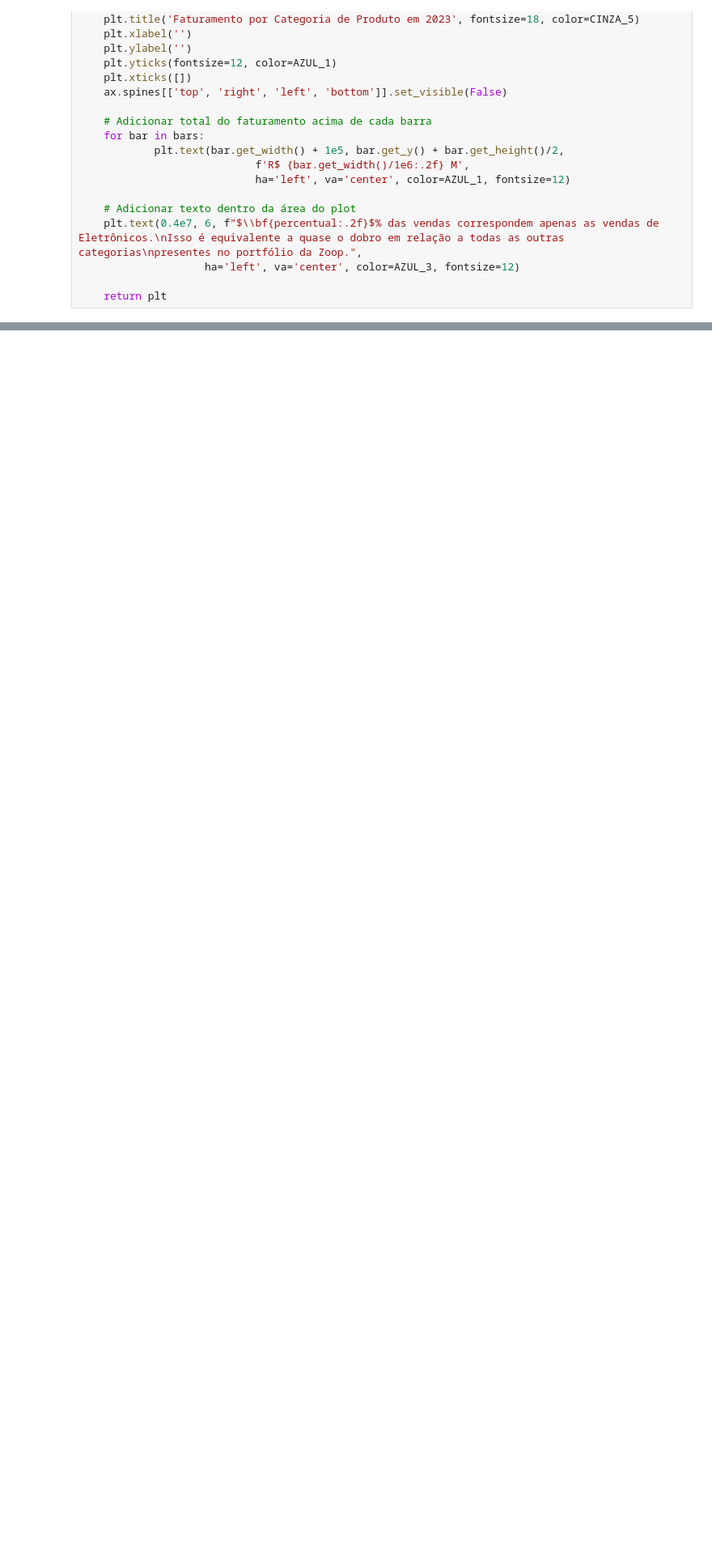
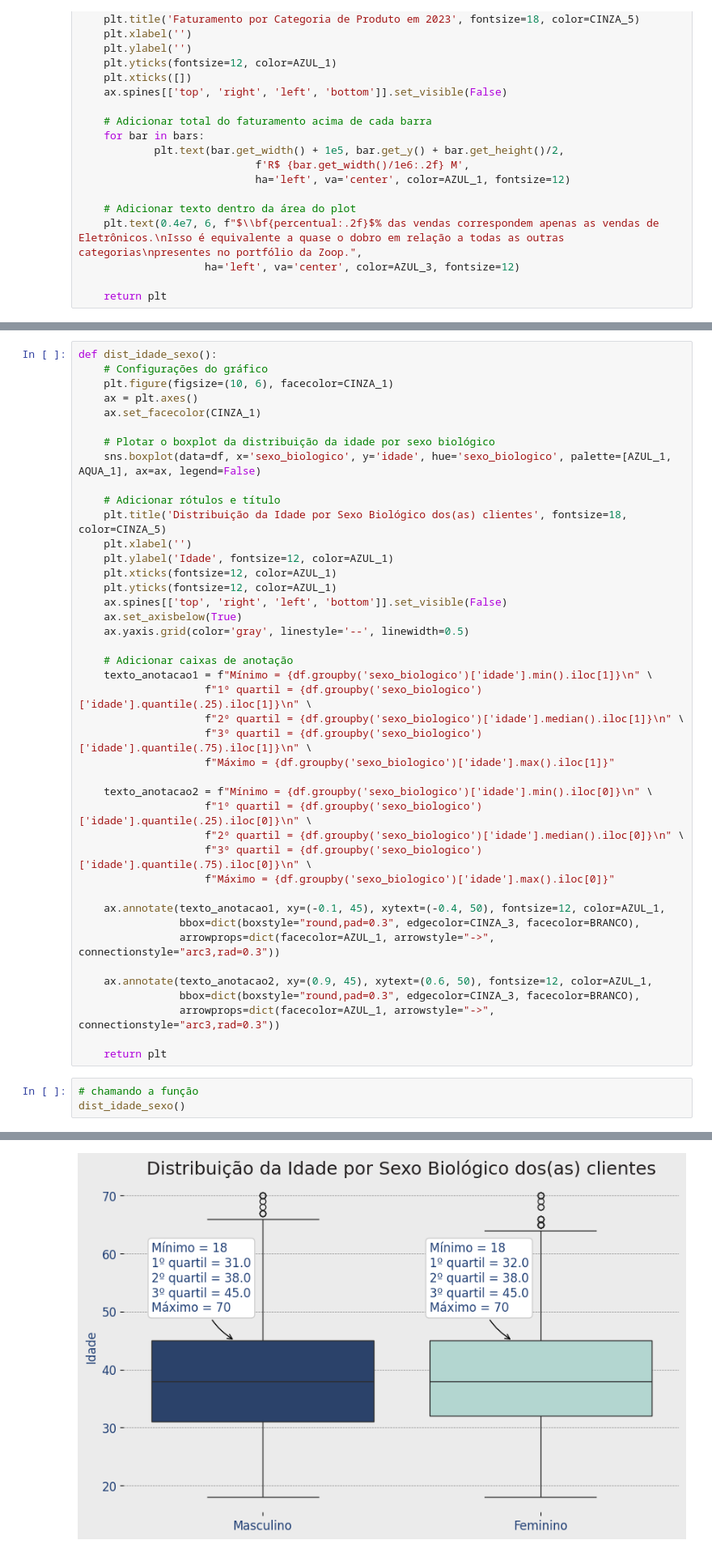
Before and after one commit to biellrodri/data-science-alura, a Jupyter notebook: formação-ETL/projeto-zoop-varejista/ecommerce.ipynb, the cells around one changed output, grey strips where cells are left out. Shown at 81% size. Drawn from its saved outputs; the diff is of its cells as text; blank space fills up the shorter version.

```diff
--- a/formação-ETL/projeto-zoop-varejista/ecommerce.ipynb
+++ b/formação-ETL/projeto-zoop-varejista/ecommerce.ipynb
@@ -1099,0 +1350,46 @@ def faturamento_por_categoria():
+# %%
+def dist_idade_sexo():
+    # Configurações do gráfico
+    plt.figure(figsize=(10, 6), facecolor=CINZA_1)
+    ax = plt.axes()
+    ax.set_facecolor(CINZA_1)
+
+    # Plotar o boxplot da distribuição da idade por sexo biológico
+    sns.boxplot(data=df, x='sexo_biologico', y='idade', hue='sexo_biologico', palette=[AZUL_1, AQUA_1], ax=ax, legend=False)
+
+    # Adicionar rótulos e título
+    plt.title('Distribuição da Idade por Sexo Biológico dos(as) clientes', fontsize=18, color=CINZA_5)
+    plt.xlabel('')
+    plt.ylabel('Idade', fontsize=12, color=AZUL_1)
+    plt.xticks(fontsize=12, color=AZUL_1)
+    plt.yticks(fontsize=12, color=AZUL_1)
+    ax.spines[['top', 'right', 'left', 'bottom']].set_visible(False)
+    ax.set_axisbelow(True)
+    ax.yaxis.grid(color='gray', linestyle='--', linewidth=0.5)
+
+    # Adicionar caixas de anotação
+    texto_anotacao1 = f"Mínimo = {df.groupby('sexo_biologico')['idade'].min().iloc[1]}\n" \
+                    f"1º quartil = {df.groupby('sexo_biologico')['idade'].quantile(.25).iloc[1]}\n" \
+                    f"2º quartil = {df.groupby('sexo_biologico')['idade'].median().iloc[1]}\n" \
+                    f"3º quartil = {df.groupby('sexo_biologico')['idade'].quantile(.75).iloc[1]}\n" \
+                    f"Máximo = {df.groupby('sexo_biologico')['idade'].max().iloc[1]}"
+
+    texto_anotacao2 = f"Mínimo = {df.groupby('sexo_biologico')['idade'].min().iloc[0]}\n" \
+                    f"1º quartil = {df.groupby('sexo_biologico')['idade'].quantile(.25).iloc[0]}\n" \
+                    f"2º quartil = {df.groupby('sexo_biologico')['idade'].median().iloc[0]}\n" \
+                    f"3º quartil = {df.groupby('sexo_biologico')['idade'].quantile(.75).iloc[0]}\n" \
+                    f"Máximo = {df.groupby('sexo_biologico')['idade'].max().iloc[0]}"
+
+    ax.annotate(texto_anotacao1, xy=(-0.1, 45), xytext=(-0.4, 50), fontsize=12, color=AZUL_1,
+                bbox=dict(boxstyle="round,pad=0.3", edgecolor=CINZA_3, facecolor=BRANCO),
+                arrowprops=dict(facecolor=AZUL_1, arrowstyle="->", connectionstyle="arc3,rad=0.3"))
+
+    ax.annotate(texto_anotacao2, xy=(0.9, 45), xytext=(0.6, 50), fontsize=12, color=AZUL_1,
+                bbox=dict(boxstyle="round,pad=0.3", edgecolor=CINZA_3, facecolor=BRANCO),
+                arrowprops=dict(facecolor=AZUL_1, arrowstyle="->", connectionstyle="arc3,rad=0.3"))
+
+    return plt
+# %%
+# chamando a função
+dist_idade_sexo()
+# %% [output]
@@ -1099,0 +1397 @@ def faturamento_por_categoria():
+[figure, added]
```
Also changed, not shown: parts of 20 cells of this notebook.
